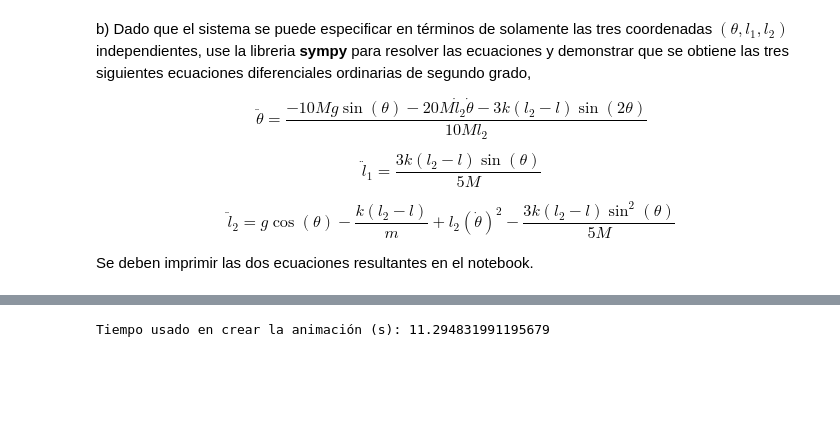
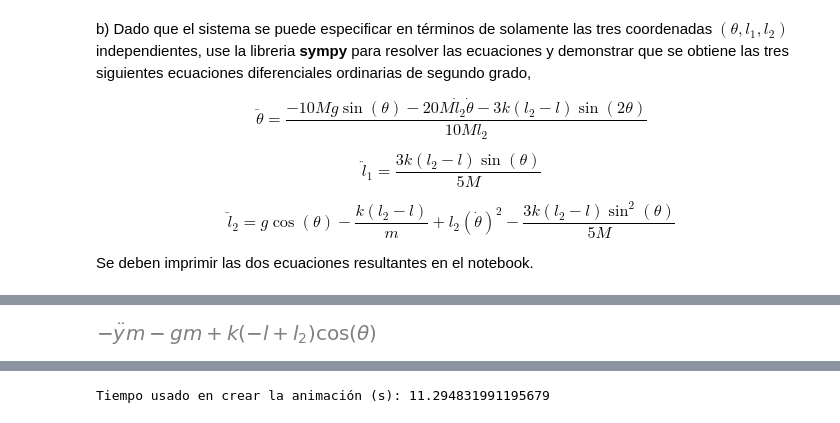
Before and after one commit to Puy0zz/Metodos2_RafaelCasas_JuanPuyo, a Jupyter notebook: Taller3/PuyoJuanCasasRafael_Taller3.ipynb, the cells around one changed output, grey strips where cells are left out. Saved outputs shown, nothing was run; the diff lists cells and outputs as text; code cells hidden in the pictures; blank space fills up the shorter version.

```diff
--- a/Taller3/PuyoJuanCasasRafael_Taller3.ipynb
+++ b/Taller3/PuyoJuanCasasRafael_Taller3.ipynb
@@ -196,3 +223,38 @@ $\displaystyle \left( \frac{- M g \sin{\left(\theta \right)} - 2 M l^{´}_{2} \t
+# %%
+## Su codigo aqui
+
+from sympy import sin, cos
+
+x_pp=sym.Symbol("\ddot x",real=True)
+y_pp=sym.Symbol("\ddot y",real=True)
+m=sym.Symbol("m",real=True)
+M=sym.Symbol("M",real=True)
+k=sym.Symbol("k",real=True)
+theta=sym.Symbol(r'\theta',real=True)
+theta_p=sym.Symbol(r'\dot \theta',real=True)
+theta_pp=sym.Symbol(r'\ddot \theta',real=True)
+g=sym.Symbol("g",real=True)
+fr=sym.Symbol("f_r",real=True)
+l_1=sym.Symbol("l_1",real=True)
+l_1_p=sym.Symbol("\dot l_1",real=True)
+l_1_pp=sym.Symbol("\ddot l_1",real=True)
+l_2=sym.Symbol("l_2",real=True)
+l_2_p=sym.Symbol("\dot l_2",real=True)
+l_2_pp=sym.Symbol("\ddot l_2",real=True)
+l=sym.Symbol("l",real=True)
+
+ec1=-m*x_pp - k*(l_2 - l)*sin(theta)
+ec2=-m * y_pp  - m*g + k*(l_2 - l) *cos(theta)
+ec3=-M * l_1_pp + k*(l_2 - l) *sin(theta) - fr
+ec4=-fr +2/3*M * l_1_pp
+ec5=-x_pp +l_1_pp + l_2_pp* sin(theta) + 2 *l_2_p *cos(theta) *theta_p - l_2* sin(theta)* (theta_p)**2 + l_2*cos(theta) *theta_pp
+ec6= -y_pp - l_2_pp *cos(theta) + 2 * l_2_p *sin(theta)* theta_p + l_2* cos(theta)* (theta_p)**2 + l_2*sin(theta)* theta_pp
+
+#sol=sym.solve([ec1,ec2,ec3,ec4,ec5,ec6],theta_pp,l_1_pp,l_2_pp,dict=True)
+#sol
+ec2
+# %% [output]
+[figure, added]
 # %% [markdown]
 ## Problema 3
 
```
Also changed, not shown: parts of 2 cells of this notebook.
